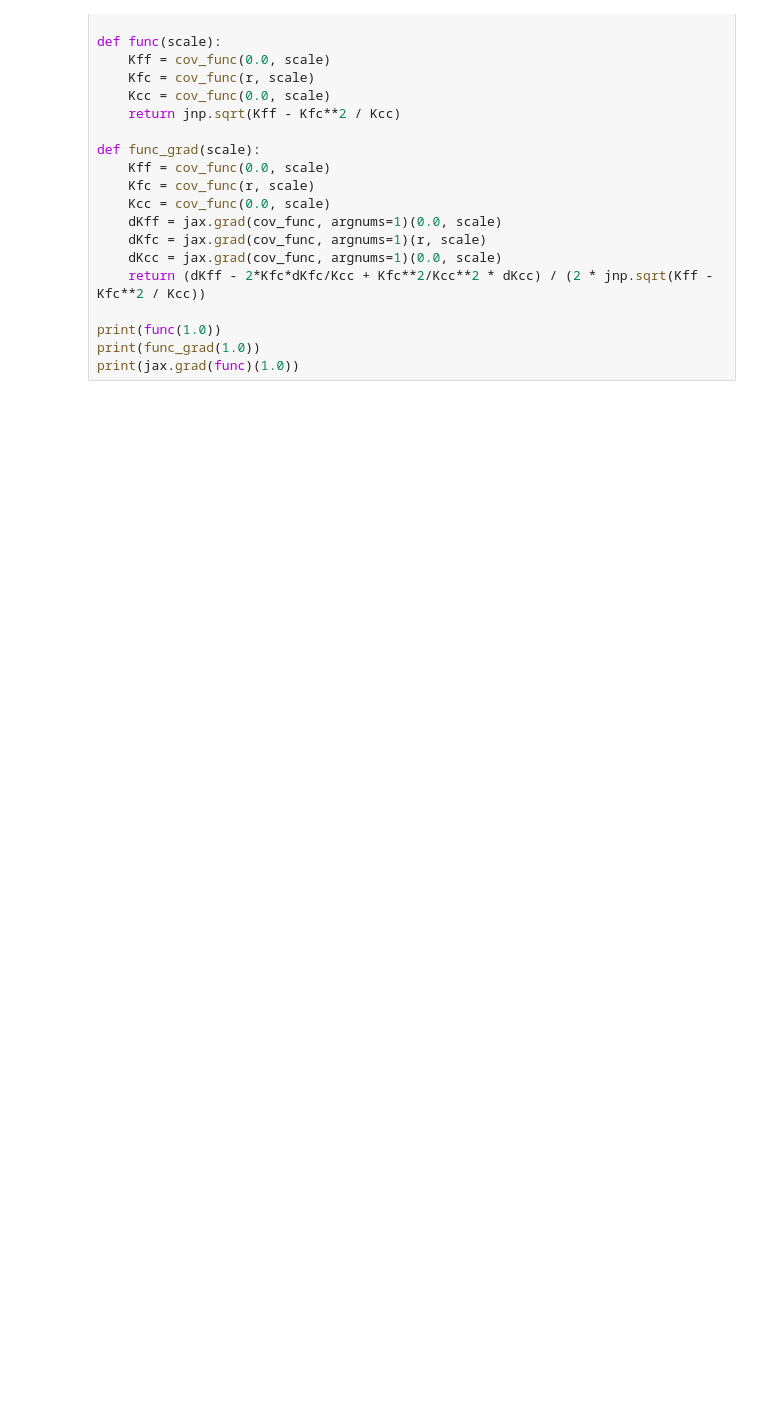
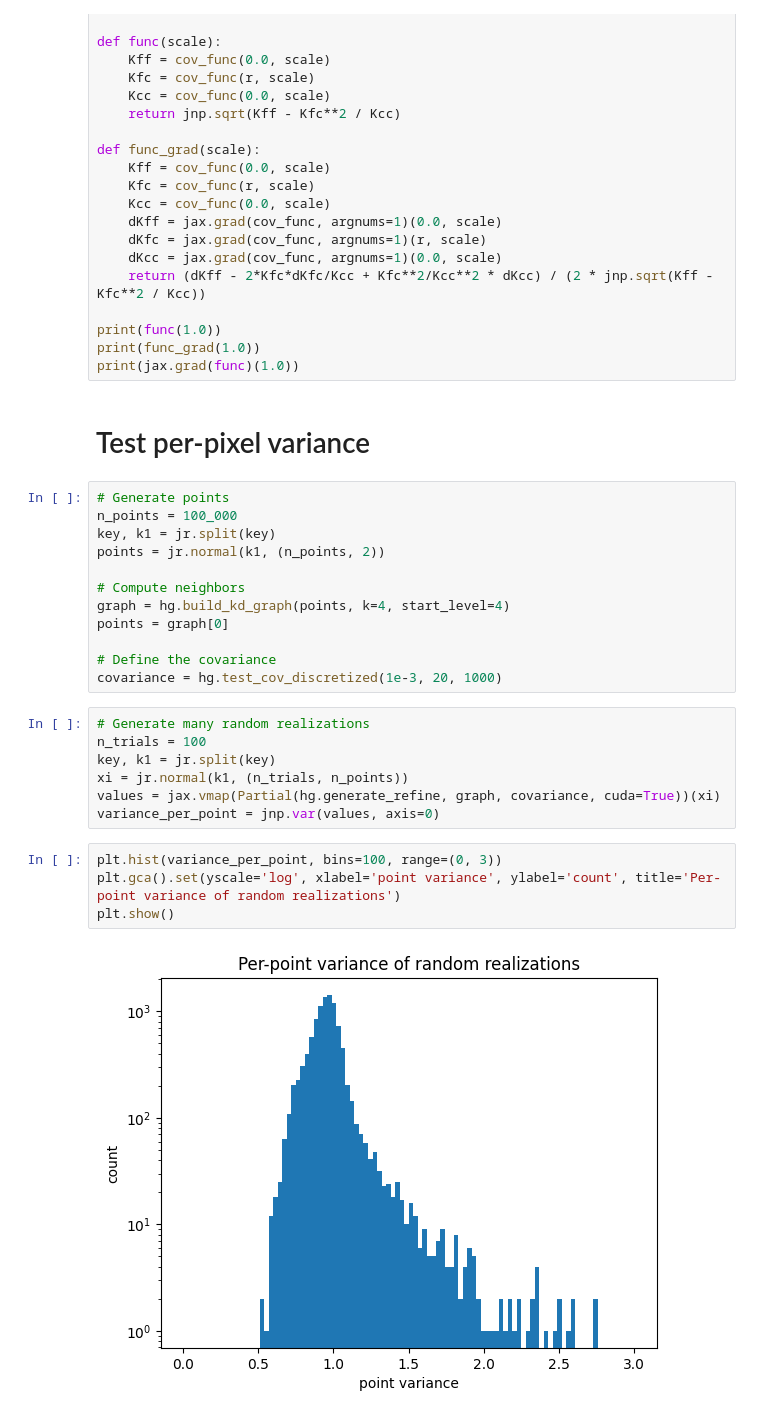
Before and after one commit to stanford-ism/graphgp, a Jupyter notebook: new.ipynb, the cells around one changed output. Saved outputs shown, nothing was run; the diff lists cells and outputs as text; blank space fills up the shorter version.

Commit message:
KL and variance tests

```diff
--- a/new.ipynb
+++ b/new.ipynb
@@ -349,3 +308,30 @@ def func_grad(scale):
 print(func(1.0))
 print(func_grad(1.0))
 print(jax.grad(func)(1.0))
+# %% [markdown]
+# Test per-pixel variance
+# %%
+# Generate points
+n_points = 100_000
+key, k1 = jr.split(key)
+points = jr.normal(k1, (n_points, 2))
+
+# Compute neighbors
+graph = hg.build_kd_graph(points, k=4, start_level=4)
+points = graph[0]
+
+# Define the covariance
+covariance = hg.test_cov_discretized(1e-3, 20, 1000)
+# %%
+# Generate many random realizations
+n_trials = 100
+key, k1 = jr.split(key)
+xi = jr.normal(k1, (n_trials, n_points))
+values = jax.vmap(Partial(hg.generate_refine, graph, covariance, cuda=True))(xi)
+variance_per_point = jnp.var(values, axis=0)
+# %%
+plt.hist(variance_per_point, bins=100, range=(0, 3))
+plt.gca().set(yscale='log', xlabel='point variance', ylabel='count', title='Per-point variance of random realizations')
+plt.show()
+# %% [output]
+[figure, added]
```
Also changed, not shown: parts of 20 cells of this notebook.
